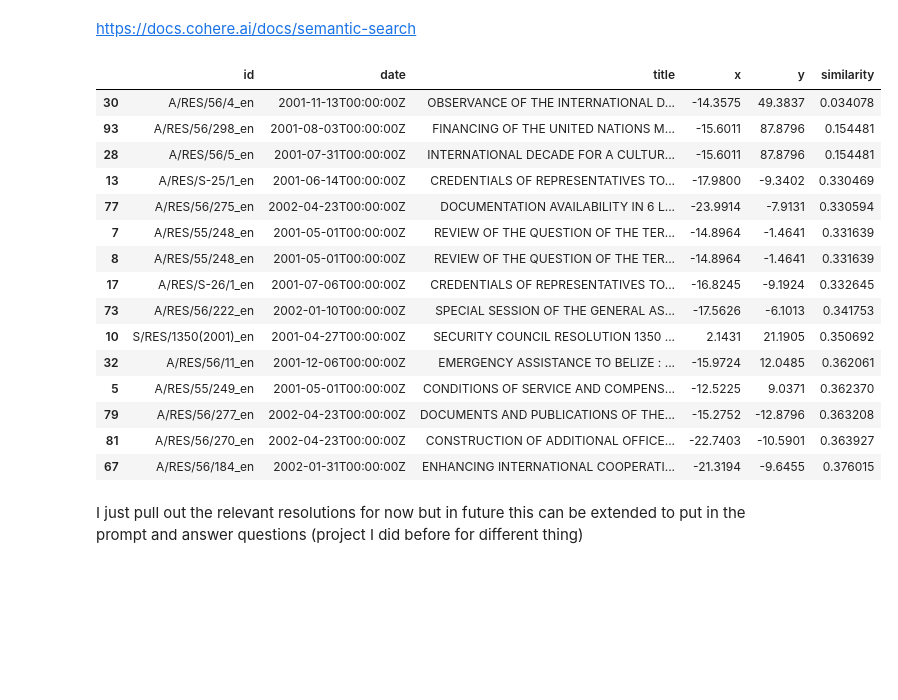
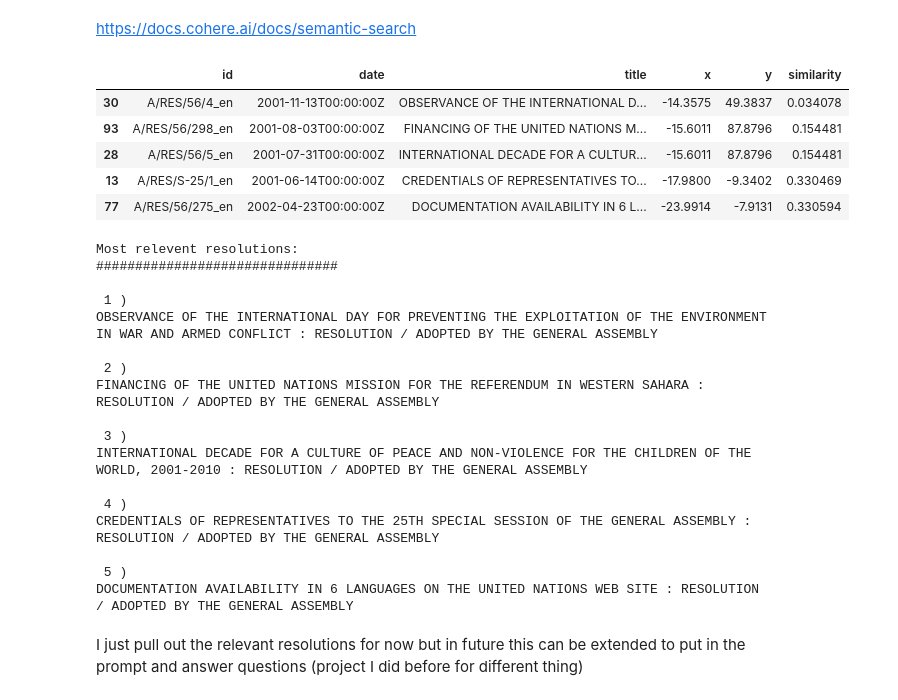
Before and after one commit to ashley-ferreira/SheHacks_7, a Jupyter notebook: unga_json.ipynb, the cells around one changed output. Drawn from its saved outputs; the diff is of its cells as text; code cells hidden in the pictures; blank space fills up the shorter version.

```diff
--- a/unga_json.ipynb
+++ b/unga_json.ipynb
@@ -183,44 +183,63 @@ query = "What is the UN doing on Terrorism and Nuclear Weapons?"
 
 # Get the query's embedding
 query_embed = co.embed(texts=[query]).embeddings
 query_embed = np.array(query_embed)
 #print(query_embed.shape)
 
 # get most similar embeddings
 similarity_lst = []
 for x in X:
     x = x.reshape((1, 4096))
     # (4096,) but want (1, 4096)
     similarity = cosine_similarity(x, query_embed)
     similarity_lst.append(similarity[0][0])
 
 # make dataframe and list on max similarity_lst
 df_all['similarity'] = similarity_lst
 
 # remove duplicates
 #df_all.drop_duplicates(subset=None, keep="first", inplace=True)
 #df_all.head(5)
 #print(len(df))
 
 df_sorted = df_all.sort_values(by=['similarity'], ascending=True)
-df_sorted.head(15)
+#pd.set_option('display.expand_frame_repr', False)
+df_sorted.head(5)
 # %% [output]
 |  | id | date | title | x | y | similarity |
 | 30 | A/RES/56/4_en | 2001-11-13T00:00:00Z | OBSERVANCE OF THE INTERNATIONAL D... | -14.3575 | 49.3837 | 0.034078 |
 | 93 | A/RES/56/298_en | 2001-08-03T00:00:00Z | FINANCING OF THE UNITED NATIONS M... | -15.6011 | 87.8796 | 0.154481 |
 | 28 | A/RES/56/5_en | 2001-07-31T00:00:00Z | INTERNATIONAL DECADE FOR A CULTUR... | -15.6011 | 87.8796 | 0.154481 |
 | 13 | A/RES/S-25/1_en | 2001-06-14T00:00:00Z | CREDENTIALS OF REPRESENTATIVES TO... | -17.9800 | -9.3402 | 0.330469 |
 | 77 | A/RES/56/275_en | 2002-04-23T00:00:00Z | DOCUMENTATION AVAILABILITY IN 6 L... | -23.9914 | -7.9131 | 0.330594 |
-| 7 | A/RES/55/248_en | 2001-05-01T00:00:00Z | REVIEW OF THE QUESTION OF THE TER... | -14.8964 | -1.4641 | 0.331639 |
-| 8 | A/RES/55/248_en | 2001-05-01T00:00:00Z | REVIEW OF THE QUESTION OF THE TER... | -14.8964 | -1.4641 | 0.331639 |
-| 17 | A/RES/S-26/1_en | 2001-07-06T00:00:00Z | CREDENTIALS OF REPRESENTATIVES TO... | -16.8245 | -9.1924 | 0.332645 |
-| 73 | A/RES/56/222_en | 2002-01-10T00:00:00Z | SPECIAL SESSION OF THE GENERAL AS... | -17.5626 | -6.1013 | 0.341753 |
-| 10 | S/RES/1350(2001)_en | 2001-04-27T00:00:00Z | SECURITY COUNCIL RESOLUTION 1350 ... | 2.1431 | 21.1905 | 0.350692 |
-| 32 | A/RES/56/11_en | 2001-12-06T00:00:00Z | EMERGENCY ASSISTANCE TO BELIZE : ... | -15.9724 | 12.0485 | 0.362061 |
-| 5 | A/RES/55/249_en | 2001-05-01T00:00:00Z | CONDITIONS OF SERVICE AND COMPENS... | -12.5225 | 9.0371 | 0.362370 |
-| 79 | A/RES/56/277_en | 2002-04-23T00:00:00Z | DOCUMENTS AND PUBLICATIONS OF THE... | -15.2752 | -12.8796 | 0.363208 |
-| 81 | A/RES/56/270_en | 2002-04-23T00:00:00Z | CONSTRUCTION OF ADDITIONAL OFFICE... | -22.7403 | -10.5901 | 0.363927 |
-| 67 | A/RES/56/184_en | 2002-01-31T00:00:00Z | ENHANCING INTERNATIONAL COOPERATI... | -21.3194 | -9.6455 | 0.376015 |
+# %%
+print('Most relevent resolutions: \n###############################')
+i = 0
+for t in df_sorted['title']:
+    if i<5:
+        i+=1
+        print('\n', i,')')
+        print(t)
+    else:
+        break
+# %% [output]
+Most relevent resolutions:
+###############################
+
+ 1 )
+OBSERVANCE OF THE INTERNATIONAL DAY FOR PREVENTING THE EXPLOITATION OF THE ENVIRONMENT IN WAR AND ARMED CONFLICT : RESOLUTION / ADOPTED BY THE GENERAL ASSEMBLY
+
+ 2 )
+FINANCING OF THE UNITED NATIONS MISSION FOR THE REFERENDUM IN WESTERN SAHARA : RESOLUTION / ADOPTED BY THE GENERAL ASSEMBLY
+
+ 3 )
+INTERNATIONAL DECADE FOR A CULTURE OF PEACE AND NON-VIOLENCE FOR THE CHILDREN OF THE WORLD, 2001-2010 : RESOLUTION / ADOPTED BY THE GENERAL ASSEMBLY
+
+ 4 )
+CREDENTIALS OF REPRESENTATIVES TO THE 25TH SPECIAL SESSION OF THE GENERAL ASSEMBLY : RESOLUTION / ADOPTED BY THE GENERAL ASSEMBLY
+
+ 5 )
+DOCUMENTATION AVAILABILITY IN 6 LANGUAGES ON THE UNITED NATIONS WEB SITE : RESOLUTION / ADOPTED BY THE GENERAL ASSEMBLY
 # %%
 # put all in data frame and save as .csv
 df_sorted.to_csv('unga_embeddings_pca_sorted.csv', index=False)
```
